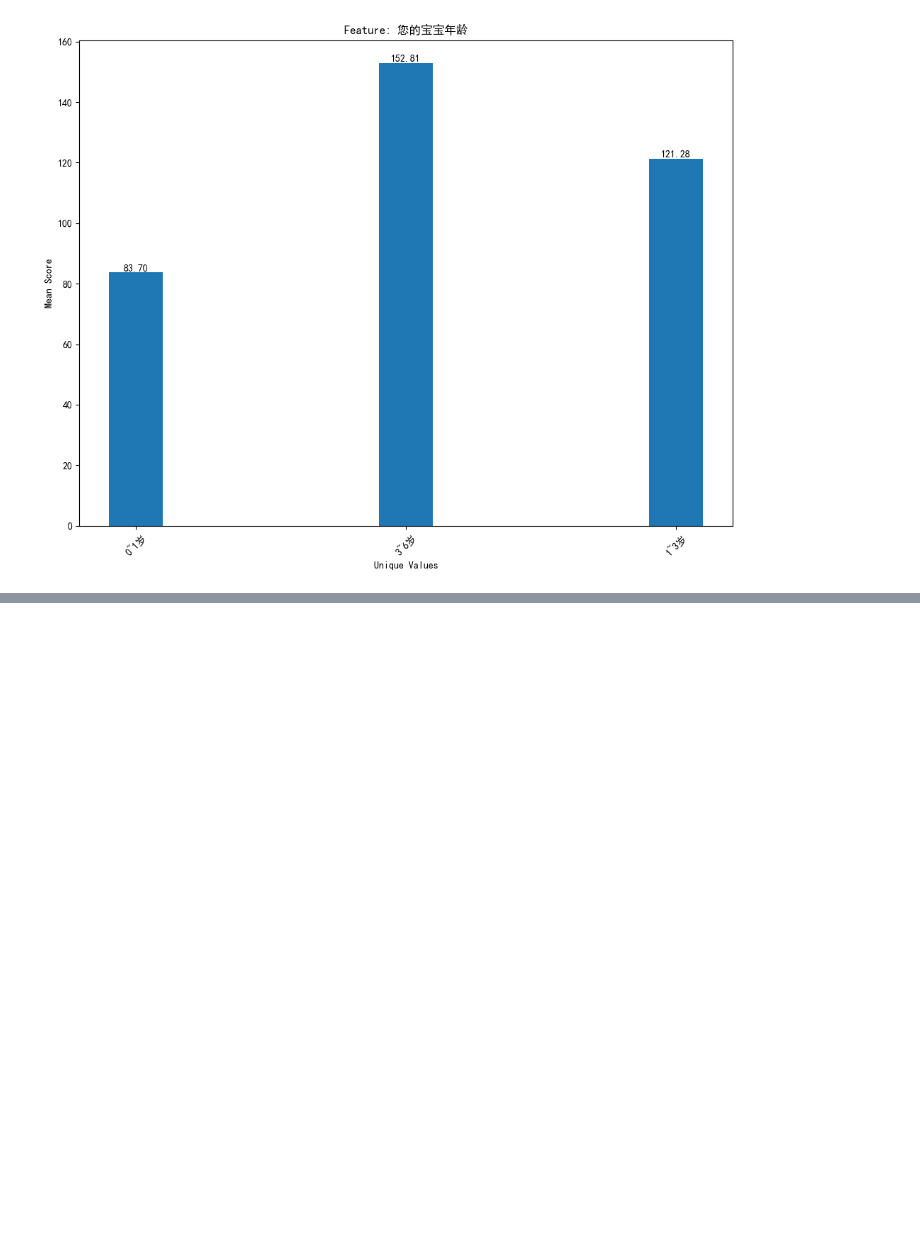
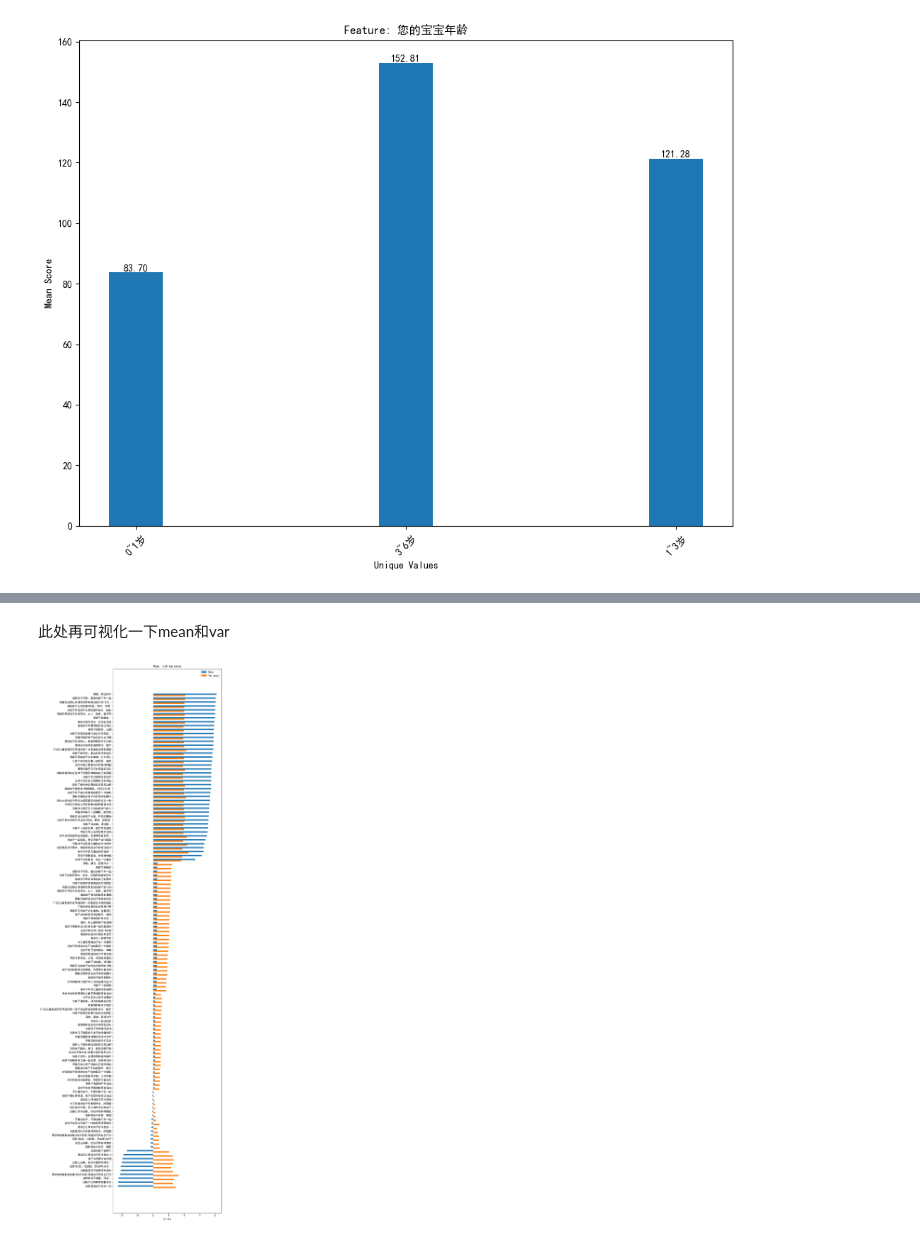
Before and after one commit to berry212/DMLab2, a Jupyter notebook: analysis.ipynb, the cells around one changed output, grey strips where cells are left out. Cells and saved outputs as stored; diff of their text form; code cells hidden in the pictures; blank space fills up the shorter version.

```diff
--- a/analysis.ipynb
+++ b/analysis.ipynb
@@ -176,0 +286,32 @@ for feature_name in feature[1:base_info_idx]:
+# %% [markdown]
+此处再可视化一下mean和var
+# %%
+# 绘制图形
+columns = mean_col.index
+
+# 计算条形图的位置，增加条形图之间的间隔
+n_groups = len(columns)
+index = np.arange(n_groups) * 1.5  # 增加乘数以增加间隔
+bar_width = 0.5
+
+# 绘制条形图，调整figsize以适应更大的间隔
+fig, ax = plt.subplots(figsize=(10, 30))
+bar2 = ax.barh(index + bar_width, mean_col, bar_width, label='Mean')
+bar3 = ax.barh(index + 2*bar_width, var_col.reindex(mean_col.index), bar_width, label='Variance')
+
+# 设置y轴
+ax.set_yticks(index + bar_width)
+ax.set_yticklabels(columns)
+ax.invert_yaxis()  # 使得第一个条形图在最上方
+
+# 设置图例
+ax.legend()
+
+# 设置标题和轴标签
+ax.set_xlabel('Values')
+ax.set_title('Mean, and Variance')
+
+plt.tight_layout()
+plt.show()
+# %% [output]
+[figure, added]
```
Also changed, not shown: parts of 7 cells of this notebook.
